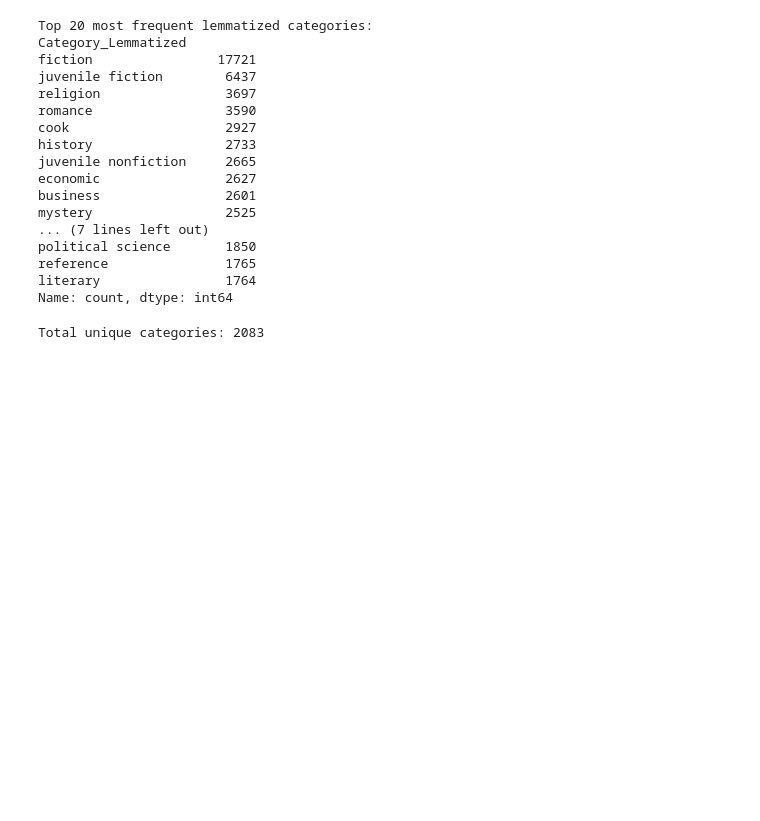
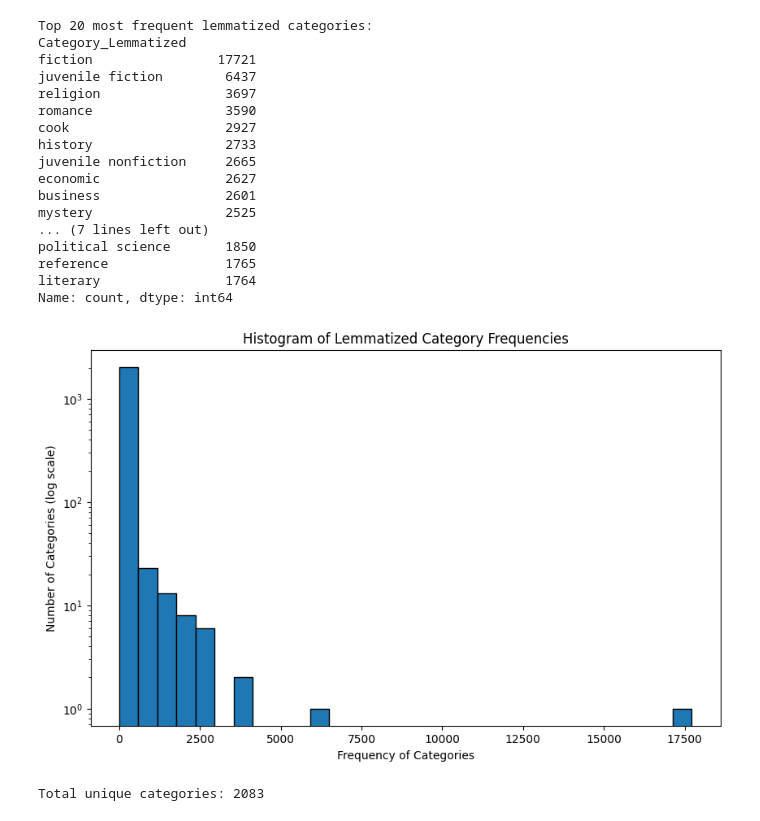
Before and after one commit to kkrit-tinna/BookLabelPredictor, a Jupyter notebook: Preprocessing.ipynb, the cells around one changed output. Cells and saved outputs as stored; diff of their text form; code cells hidden in the pictures; blank space fills up the shorter version.

Commit message:
Add files via upload
updated preprocess with label frequency histogram

```diff
--- a/Preprocessing.ipynb
+++ b/Preprocessing.ipynb
@@ -37,6 +38,9 @@ wn.synsets('test')
  Synset('test.v.05'),
  Synset('test.v.06'),
  Synset('test.v.07')]
+# %%
+# Load models
+nlp = spacy.load("en_core_web_sm")
 # %% [markdown]
 # Dataset Overview
 # %%
@@ -323,6 +327,17 @@ political science       1850
 reference               1765
 literary                1764
 Name: count, dtype: int64
+# %%
+# generate a histogram of lemmatized category frequencies, where x-axis is frequency bins and y-axis is number of categories in each bin
+plt.figure(figsize=(10,6))
+plt.hist(category_frequency, bins=30, log=True, edgecolor='black')
+plt.title('Histogram of Lemmatized Category Frequencies')
+plt.xlabel('Frequency of Categories')
+plt.ylabel('Number of Categories (log scale)')
+plt.savefig('category_frequency_histogram.png')
+plt.show()
+# %% [output]
+[figure, added]
 # %%
 # Get all unique categories for next steps
 all_categories = df_exploded['Category_Lemmatized'].unique().tolist()
```
Also changed, not shown: parts of 1 cell of this notebook, 1 other file.
